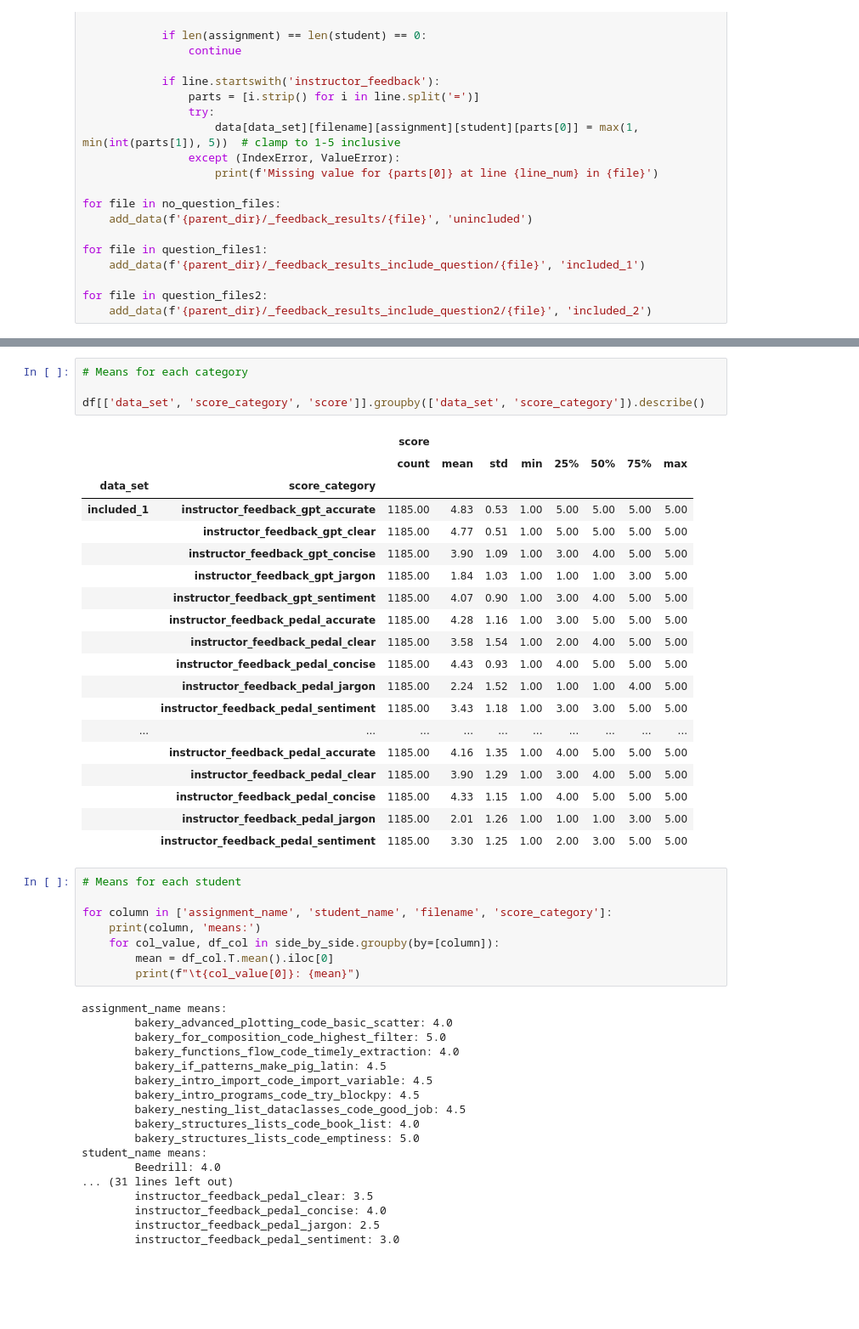
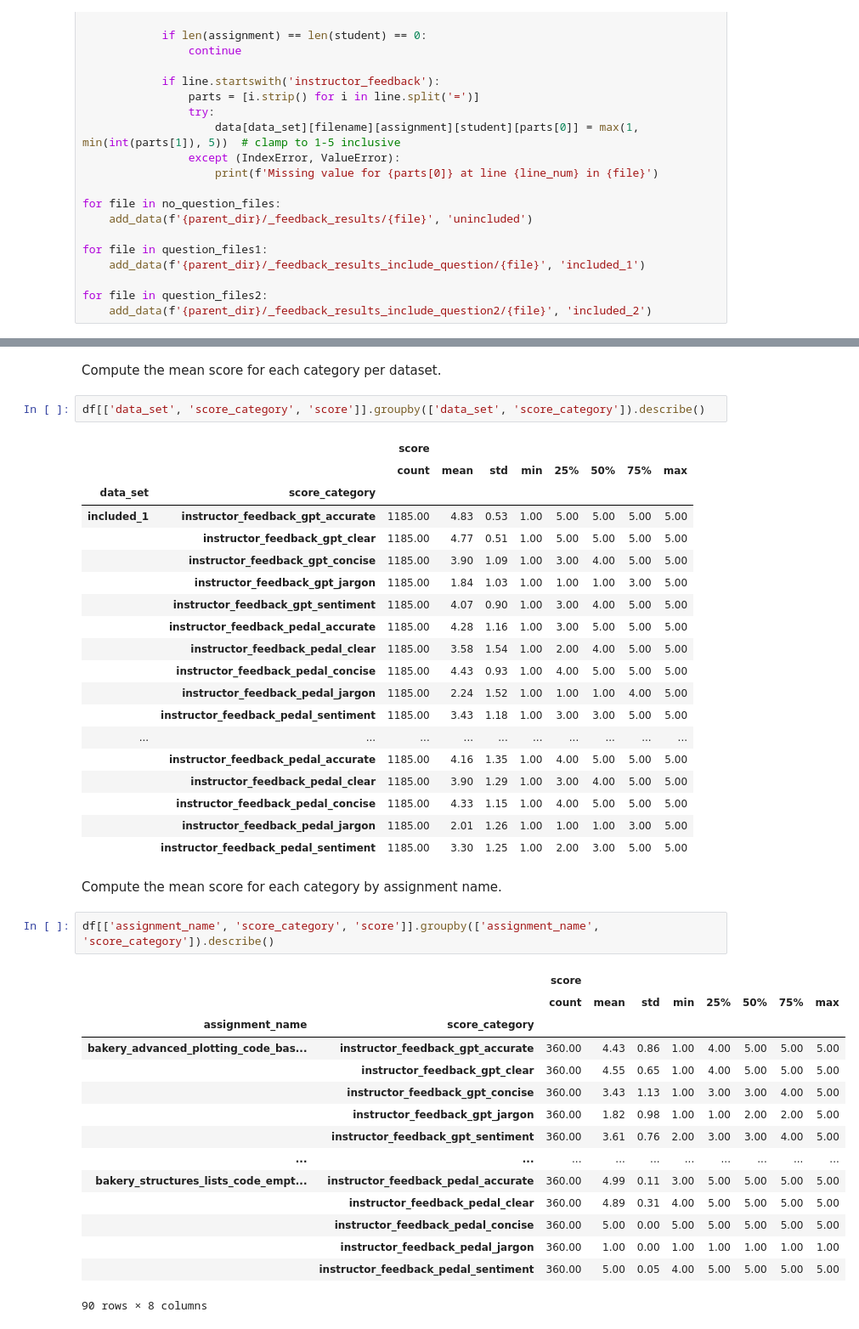
Before and after one commit to THRALLab/pedal-kennel, a Jupyter notebook: examples/chosen_problems_st3-3_as3-3_at1_v1/analysis.ipynb, the cells around one changed output, grey strips where cells are left out. Shown at 85% size. Cells and saved outputs as stored; diff of their text form; blank space fills up the shorter version.

```diff
--- a/examples/chosen_problems_st3-3_as3-3_at1_v1/analysis.ipynb
+++ b/examples/chosen_problems_st3-3_as3-3_at1_v1/analysis.ipynb
@@ -333,6 +338,6 @@ student_name IRR scores:
+# %% [markdown]
+Compute the mean score for each category per dataset.
 # %%
-# Means for each category
-
 df[['data_set', 'score_category', 'score']].groupby(['data_set', 'score_category']).describe()
 # %% [output]
 |  |  | score |  |  |  |  |  |  |  |
@@ -354,29 +359,23 @@ df[['data_set', 'score_category', 'score']].groupby(['data_set', 'score_category
 |  | instructor_feedback_pedal_concise | 1185.00 | 4.33 | 1.15 | 1.00 | 4.00 | 5.00 | 5.00 | 5.00 |
 |  | instructor_feedback_pedal_jargon | 1185.00 | 2.01 | 1.26 | 1.00 | 1.00 | 1.00 | 3.00 | 5.00 |
 |  | instructor_feedback_pedal_sentiment | 1185.00 | 3.30 | 1.25 | 1.00 | 2.00 | 3.00 | 5.00 | 5.00 |
-# %%
-# Means for each student
-
-for column in ['assignment_name', 'student_name', 'filename', 'score_category']:
-    print(column, 'means:')
-    for col_value, df_col in side_by_side.groupby(by=[column]):
-        mean = df_col.T.mean().iloc[0]
-        print(f"\t{col_value[0]}: {mean}")
-# %% [output]
-assignment_name means:
-        bakery_advanced_plotting_code_basic_scatter: 4.0
-        bakery_for_composition_code_highest_filter: 5.0
-        bakery_functions_flow_code_timely_extraction: 4.0
-        bakery_if_patterns_make_pig_latin: 4.5
-        bakery_intro_import_code_import_variable: 4.5
-        bakery_intro_programs_code_try_blockpy: 4.5
-        bakery_nesting_list_dataclasses_code_good_job: 4.5
-        bakery_structures_lists_code_book_list: 4.0
-        bakery_structures_lists_code_emptiness: 5.0
-student_name means:
-        Beedrill: 4.0
-... (31 lines left out)
-        instructor_feedback_pedal_clear: 3.5
-        instructor_feedback_pedal_concise: 4.0
-        instructor_feedback_pedal_jargon: 2.5
-        instructor_feedback_pedal_sentiment: 3.0
+# %% [markdown]
+Compute the mean score for each category by assignment name.
+# %%
+df[['assignment_name', 'score_category', 'score']].groupby(['assignment_name', 'score_category']).describe()
+# %% [output]
+|  |  | score |  |  |  |  |  |  |  |
+|  |  | count | mean | std | min | 25% | 50% | 75% | max |
+| assignment_name | score_category |  |  |  |  |  |  |  |  |
+| bakery_advanced_plotting_code_bas... | instructor_feedback_gpt_accurate | 360.00 | 4.43 | 0.86 | 1.00 | 4.00 | 5.00 | 5.00 | 5.00 |
+|  | instructor_feedback_gpt_clear | 360.00 | 4.55 | 0.65 | 1.00 | 4.00 | 5.00 | 5.00 | 5.00 |
+|  | instructor_feedback_gpt_concise | 360.00 | 3.43 | 1.13 | 1.00 | 3.00 | 3.00 | 4.00 | 5.00 |
+|  | instructor_feedback_gpt_jargon | 360.00 | 1.82 | 0.98 | 1.00 | 1.00 | 2.00 | 2.00 | 5.00 |
+|  | instructor_feedback_gpt_sentiment | 360.00 | 3.61 | 0.76 | 2.00 | 3.00 | 3.00 | 4.00 | 5.00 |
+| ... | ... | ... | ... | ... | ... | ... | ... | ... | ... |
+| bakery_structures_lists_code_empt... | instructor_feedback_pedal_accurate | 360.00 | 4.99 | 0.11 | 3.00 | 5.00 | 5.00 | 5.00 | 5.00 |
+|  | instructor_feedback_pedal_clear | 360.00 | 4.89 | 0.31 | 4.00 | 5.00 | 5.00 | 5.00 | 5.00 |
+|  | instructor_feedback_pedal_concise | 360.00 | 5.00 | 0.00 | 5.00 | 5.00 | 5.00 | 5.00 | 5.00 |
+|  | instructor_feedback_pedal_jargon | 360.00 | 1.00 | 0.00 | 1.00 | 1.00 | 1.00 | 1.00 | 1.00 |
+|  | instructor_feedback_pedal_sentiment | 360.00 | 5.00 | 0.05 | 4.00 | 5.00 | 5.00 | 5.00 | 5.00 |
+90 rows × 8 columns
```
Also changed, not shown: parts of 27 cells of this notebook.
